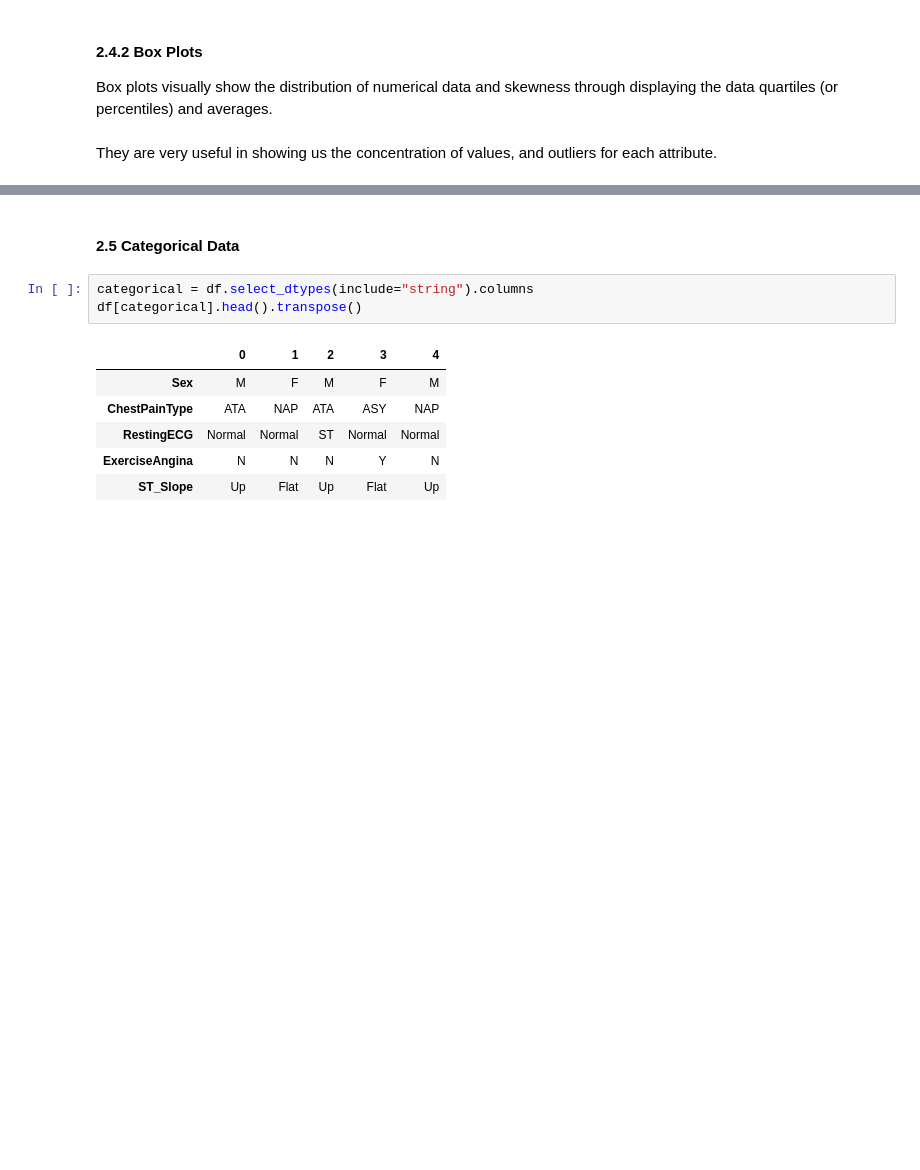
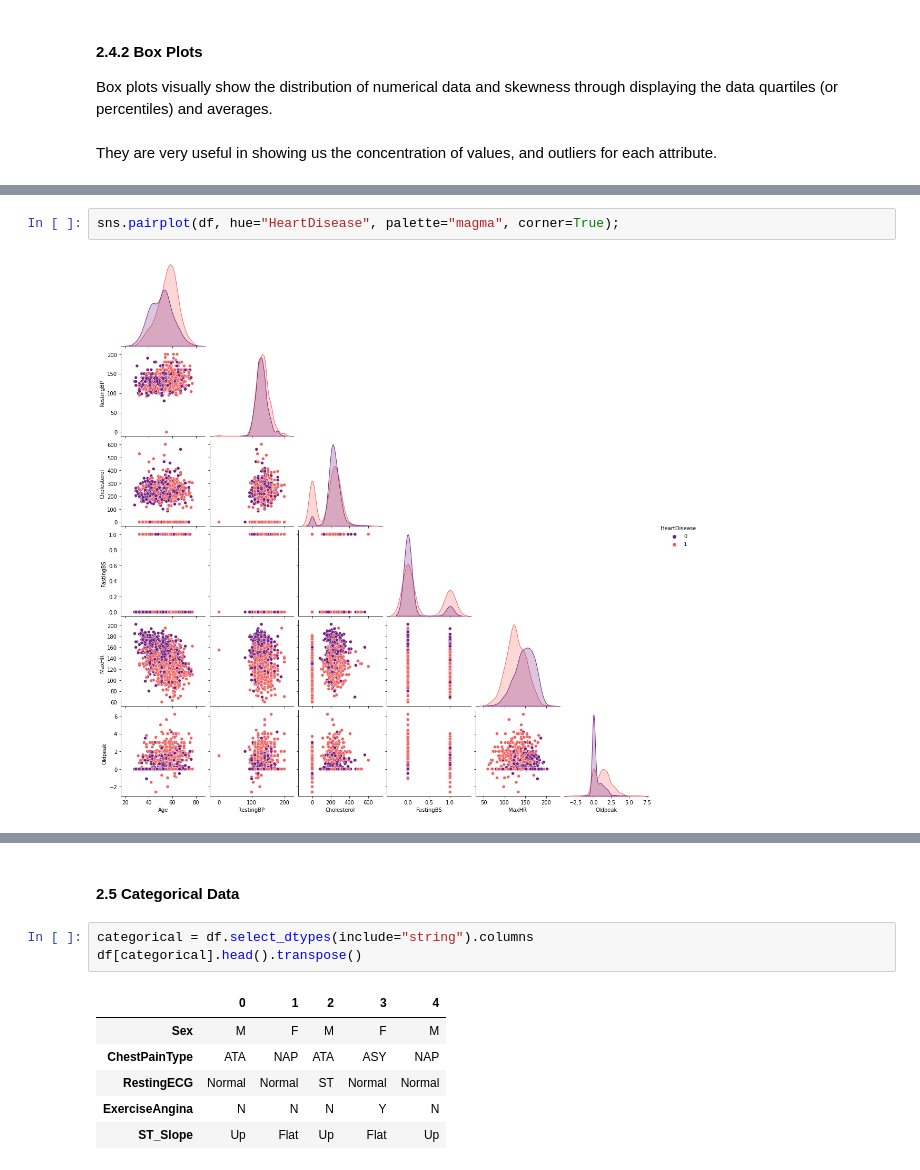
Before and after one commit to AkosoCodes/Heart-Disease-Prediction-EDA, a Jupyter notebook: final.ipynb, the cells around one changed output, grey strips where cells are left out. Drawn from its saved outputs; the diff is of its cells as text; blank space fills up the shorter version.

```diff
--- a/final.ipynb
+++ b/final.ipynb
@@ -389,0 +402,4 @@ Basing the plots, we
+# %%
+sns.pairplot(df, hue="HeartDisease", palette="magma", corner=True);
+# %% [output]
+[figure, added]
```
Also changed, not shown: parts of 7 cells of this notebook, 1 other file.
